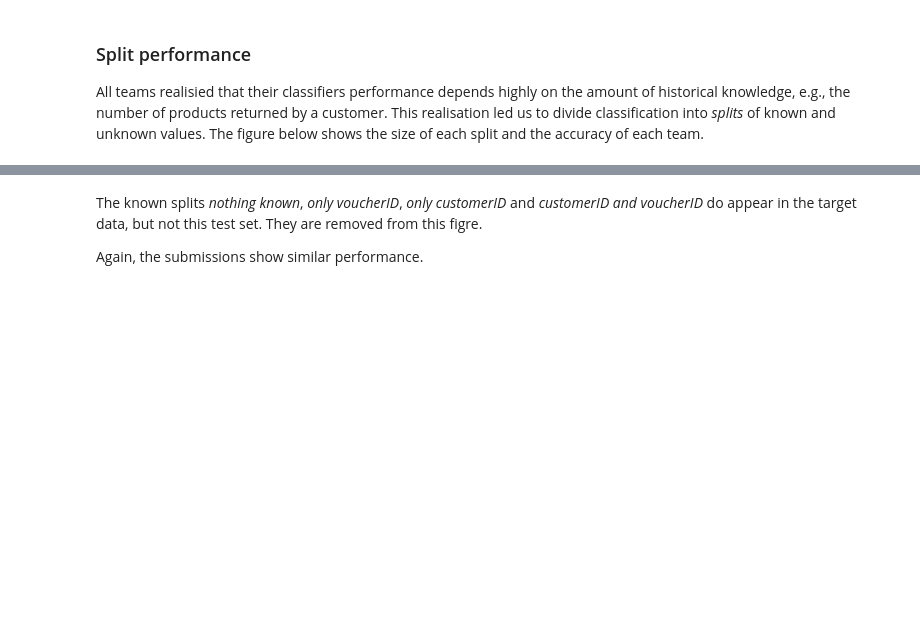
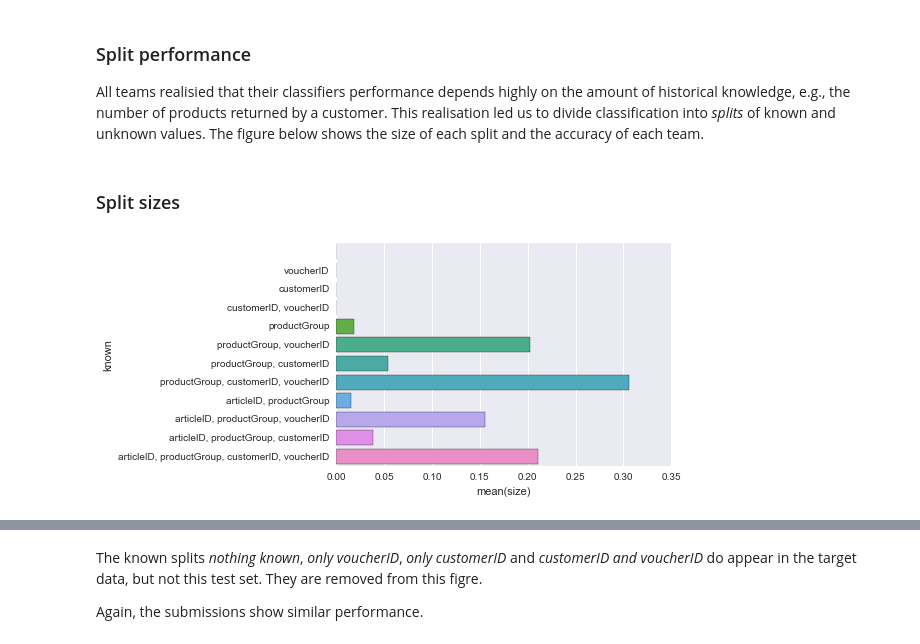
Before and after one commit to busfahren/dmc-results, a Jupyter notebook: merge.ipynb, the cells around one changed output, grey strips where cells are left out. Drawn from its saved outputs; the diff is of its cells as text; code cells hidden in the pictures; blank space fills up the shorter version.

```diff
--- a/merge.ipynb
+++ b/merge.ipynb
@@ -31,5 +31,11 @@ All teams showed similar accuracies around **67%** on the test set.
 All teams realisied that their classifiers performance depends highly on the amount of historical knowledge, e.g., the number of products returned by a customer. This realisation led us to divide classification into *splits* of known and unknown values. The figure below shows the size of each split and the accuracy of each team.
 # %%
 splits = merge.evaluate_split_performance()
+# %% [markdown]
+### Split sizes
+# %%
+ax = sns.barplot(x='size', y=splits.index, data=splits)
+# %% [output]
+[figure, added]
 # %%
 teams = load.team_names()
```
Also changed, not shown: parts of 19 cells of this notebook, 2 other files.
